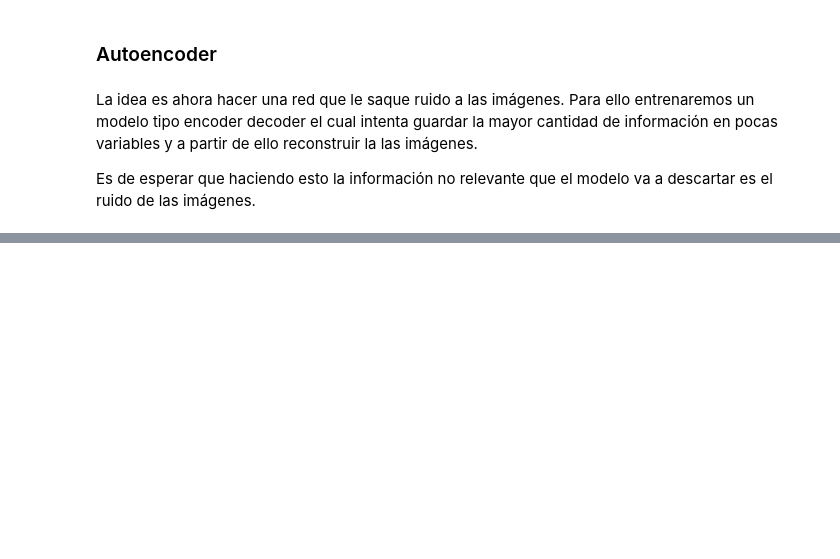
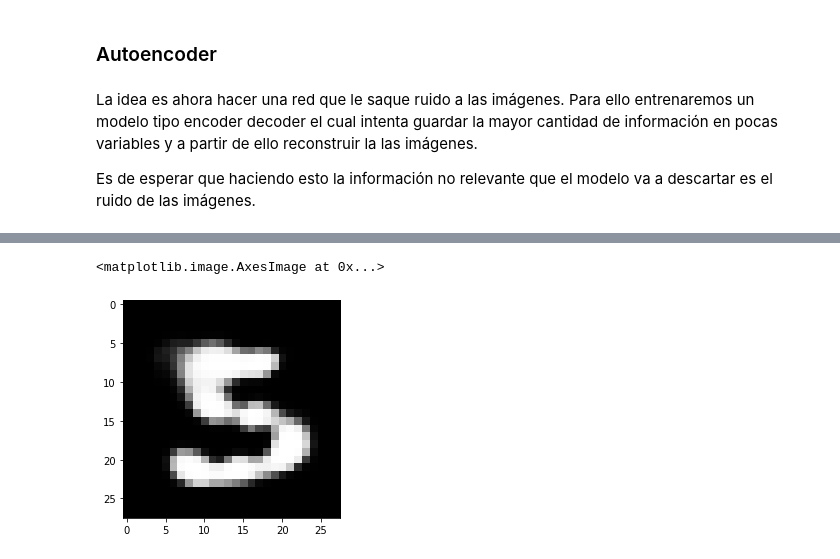
Before and after one commit to lambdaclass/data_etudes, a Jupyter notebook: clases/clase_7/clase_7_cnn.ipynb, the cells around one changed output, grey strips where cells are left out. Saved outputs shown, nothing was run; the diff lists cells and outputs as text; code cells hidden in the pictures; blank space fills up the shorter version.

```diff
--- a/clases/clase_7/clase_7_cnn.ipynb
+++ b/clases/clase_7/clase_7_cnn.ipynb
@@ -151,0 +174,3 @@ autoencoder.compile(optimizer='adadelta', loss='binary_crossentropy')
+# %%
+encoded_imgs = encoder.predict(x_test)
+decoded_imgs = decoder.predict(encoded_imgs)
@@ -151,0 +185,5 @@ autoencoder.compile(optimizer='adadelta', loss='binary_crossentropy')
+# %%
+plt.imshow(image_output)
+# %% [output]
+<matplotlib.image.AxesImage at 0x...>
+[figure, added]
```
Also changed, not shown: parts of 18 cells of this notebook.
